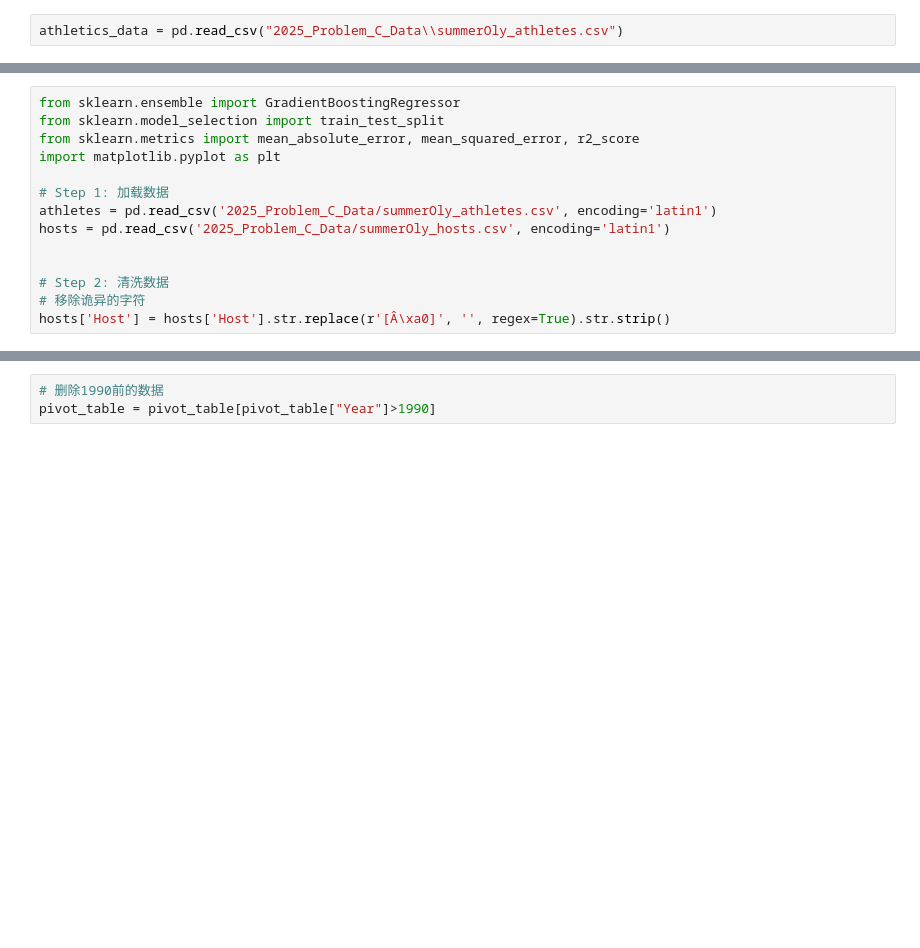
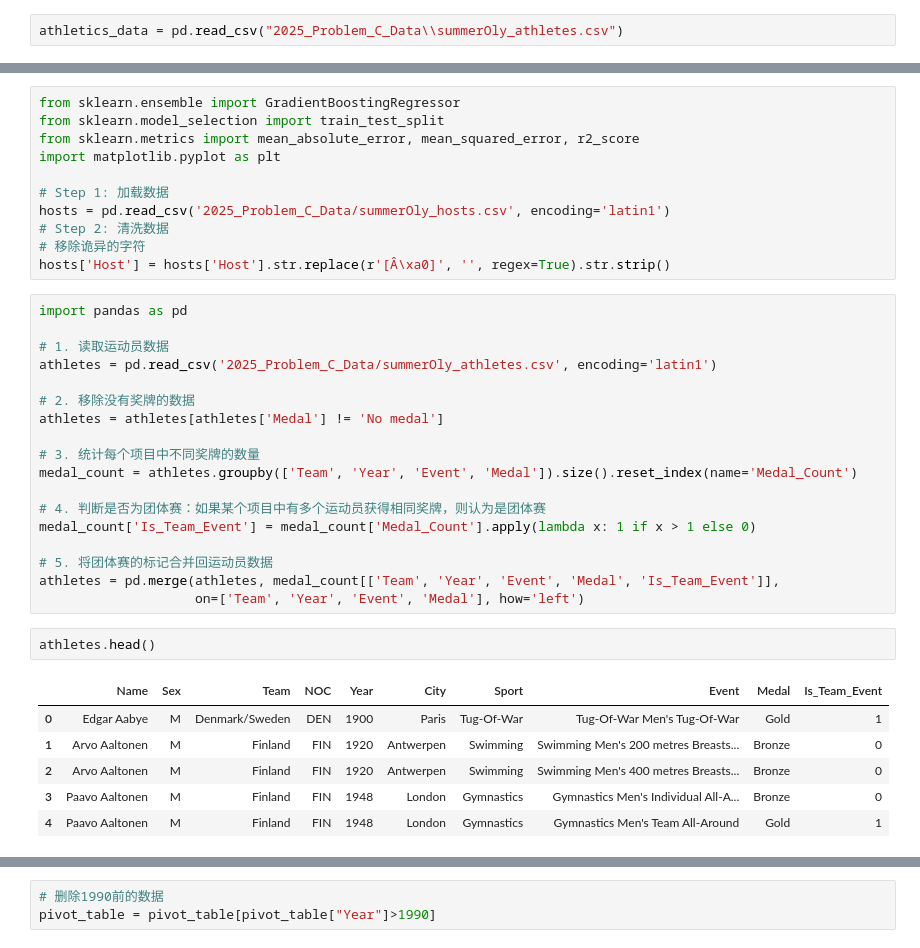
Before and after one commit to TietiTage/mei_sai_, a Jupyter notebook: 美赛.ipynb, the cells around one changed output, grey strips where cells are left out. Saved outputs shown, nothing was run; the diff lists cells and outputs as text; blank space fills up the shorter version.

```diff
--- a/美赛.ipynb
+++ b/美赛.ipynb
@@ -221,12 +481,36 @@ from sklearn.metrics import mean_absolute_error, mean_squared_error, r2_score
 import matplotlib.pyplot as plt
 
 # Step 1: 加载数据
-athletes = pd.read_csv('2025_Problem_C_Data/summerOly_athletes.csv', encoding='latin1')
 hosts = pd.read_csv('2025_Problem_C_Data/summerOly_hosts.csv', encoding='latin1')
-
-
 # Step 2: 清洗数据
 # 移除诡异的字符
 hosts['Host'] = hosts['Host'].str.replace(r'[Â\xa0]', '', regex=True).str.strip()
+# %%
+import pandas as pd
+
+# 1. 读取运动员数据
+athletes = pd.read_csv('2025_Problem_C_Data/summerOly_athletes.csv', encoding='latin1')
+
+# 2. 移除没有奖牌的数据
+athletes = athletes[athletes['Medal'] != 'No medal']
+
+# 3. 统计每个项目中不同奖牌的数量
+medal_count = athletes.groupby(['Team', 'Year', 'Event', 'Medal']).size().reset_index(name='Medal_Count')
+
+# 4. 判断是否为团体赛：如果某个项目中有多个运动员获得相同奖牌，则认为是团体赛
+medal_count['Is_Team_Event'] = medal_count['Medal_Count'].apply(lambda x: 1 if x > 1 else 0)
+
+# 5. 将团体赛的标记合并回运动员数据
+athletes = pd.merge(athletes, medal_count[['Team', 'Year', 'Event', 'Medal', 'Is_Team_Event']],
+                    on=['Team', 'Year', 'Event', 'Medal'], how='left')
+# %%
+athletes.head()
+# %% [output]
+|  | Name | Sex | Team | NOC | Year | City | Sport | Event | Medal | Is_Team_Event |
+| 0 | Edgar Aabye | M | Denmark/Sweden | DEN | 1900 | Paris | Tug-Of-War | Tug-Of-War Men's Tug-Of-War | Gold | 1 |
+| 1 | Arvo Aaltonen | M | Finland | FIN | 1920 | Antwerpen | Swimming | Swimming Men's 200 metres Breasts... | Bronze | 0 |
+| 2 | Arvo Aaltonen | M | Finland | FIN | 1920 | Antwerpen | Swimming | Swimming Men's 400 metres Breasts... | Bronze | 0 |
+| 3 | Paavo Aaltonen | M | Finland | FIN | 1948 | London | Gymnastics | Gymnastics Men's Individual All-A... | Bronze | 0 |
+| 4 | Paavo Aaltonen | M | Finland | FIN | 1948 | London | Gymnastics | Gymnastics Men's Team All-Around | Gold | 1 |
 # %%
 
```
Also changed, not shown: parts of 35 cells of this notebook, 4 other files.
